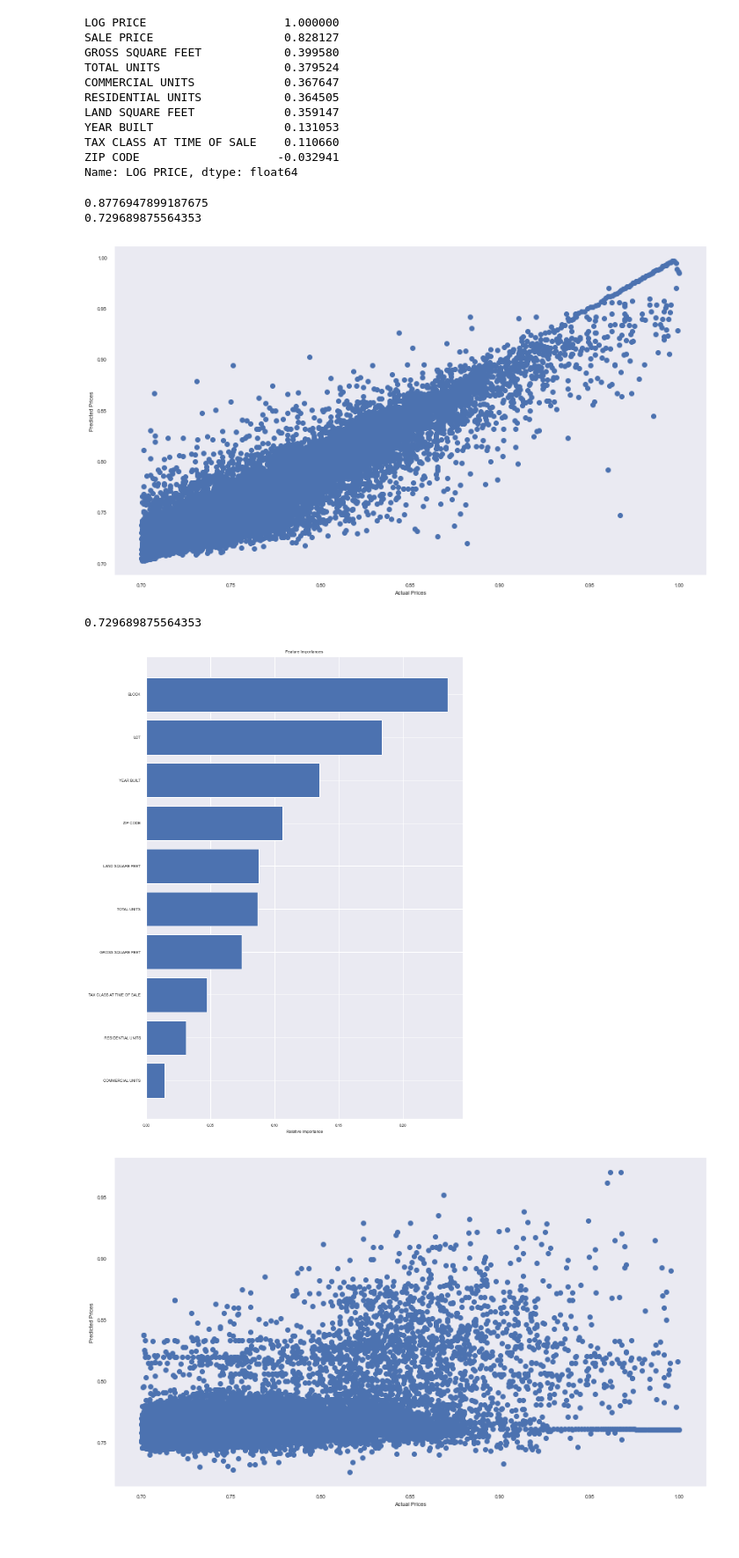
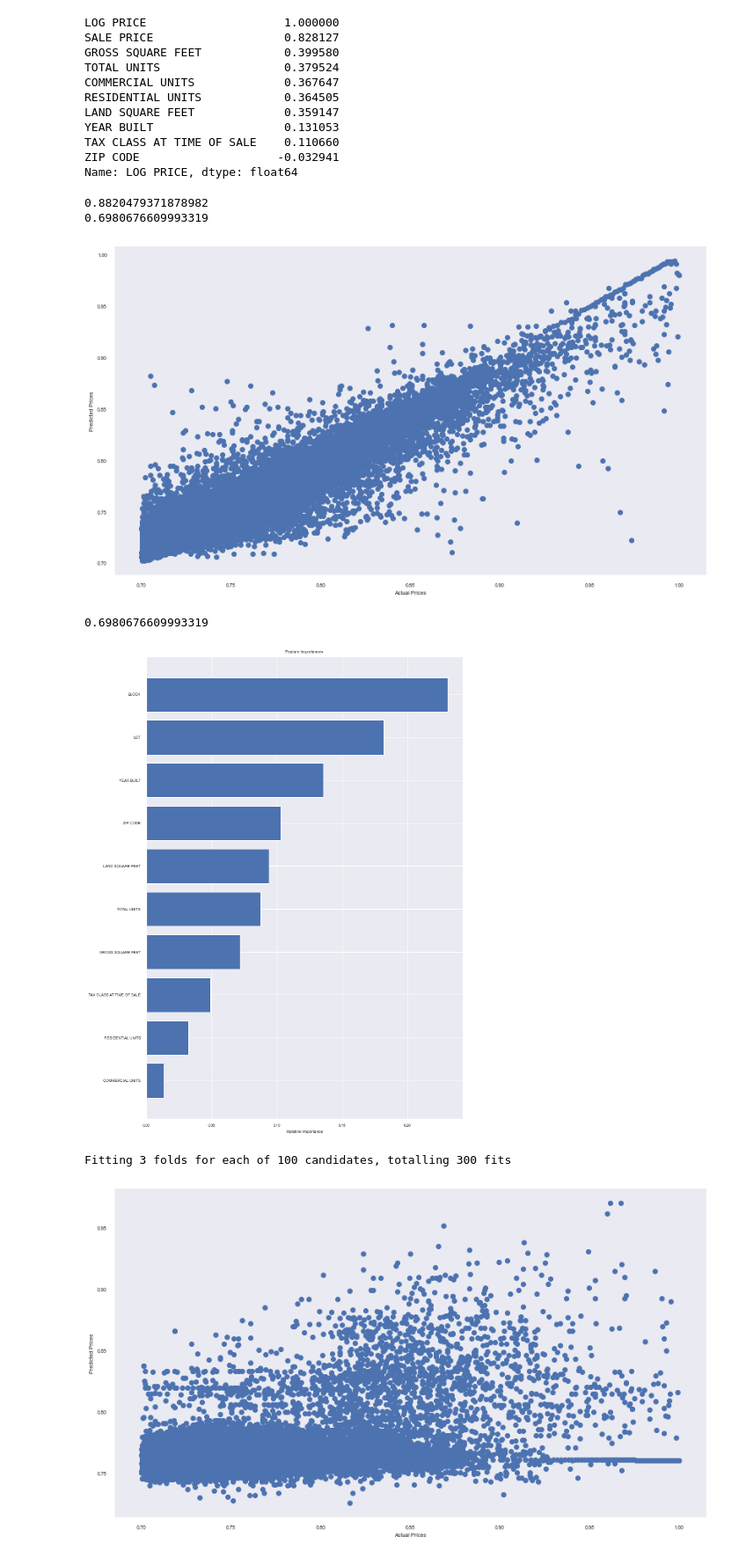
Before and after one commit to drt15Lei/BDAPA-project, a Jupyter notebook: Merged_code.ipynb, the cells around one changed output. Shown at 88% size. Drawn from its saved outputs; the diff is of its cells as text; code cells hidden in the pictures.

```diff
--- a/Merged_code.ipynb
+++ b/Merged_code.ipynb
@@ -130,7 +130,7 @@ for column in imputed_columns:
     imputed_df[column].fillna(imputed_df[column].median(), inplace = True)
 
 df = df.dropna()
-imputed_df["SALE PRICE"] = imputed_df["SALE PRICE"].interpolate(method='polynomial', order=2)
+imputed_df["SALE PRICE"] = imputed_df["SALE PRICE"].interpolate(method='polynomial', order=1)
 imputed_df = imputed_df.dropna()
 
 df
@@ -275,9 +275,12 @@ features.remove("SALE PRICE")
 
 X = imputed_df[features]
 Y = imputed_df['LOG PRICE']
-trainX, testX, trainY, testY = train_test_split(X, Y, test_size=0.2, random_state=0)
-model = RandomForestRegressor(n_estimators = 800, max_depth = 40, bootstrap = True, max_features = "sqrt", min_samples_leaf = 1, min_samples_split = 5, random_state=0)
+results = {}
+trainX, testX, trainY, testY = train_test_split(X, Y, test_size=0.2)
+model = RandomForestRegressor(n_estimators = 800, max_depth = 40, bootstrap = True, max_features = "sqrt", min_samples_leaf = 1, min_samples_split = 5)
 model.fit(trainX, trainY)
+
+
 
 print(model.score(trainX, trainY))
 
@@ -303,66 +306,66 @@ plt.yticks(range(len(indices)), [features[i] for i in indices])
 plt.xlabel('Relative Importance')
 plt.show()
 
 
 ##RUN TO FIND OUT OPTIMAL PARAMETERS OF RANDOM FOREST - WILL MAKE CPU GO TO 100% FOR A BIT
 
 # # Number of trees in random forest
 # n_estimators = [int(x) for x in np.linspace(start = 200, stop = 2000, num = 10)]
 # # Number of features to consider at every split
 # max_features = ['auto', 'sqrt']
 # # Maximum number of levels in tree
 # max_depth = [int(x) for x in np.linspace(10, 110, num = 11)]
 # max_depth.append(None)
 # # Minimum number of samples required to split a node
 # min_samples_split = [2, 5, 10]
 # # Minimum number of samples required at each leaf node
 # min_samples_leaf = [1, 2, 4]
 # # Method of selecting samples for training each tree
 # bootstrap = [True, False]# Create the random grid
 # random_grid = {'n_estimators': n_estimators,
 #                'max_depth': max_depth,
 #                'min_samples_split': min_samples_split,
 #                'min_samples_leaf': min_samples_leaf}
 
 # rf = RandomForestRegressor()
 # rf_random = GridSearchCV(estimator = rf, param_grid = random_grid,cv = 5, verbose=2, n_jobs = -1)
 # rf_random.fit(trainX, trainY)
 # rf_random.best_params_
 
-# from sklearn.model_selection import RandomizedSearchCV
-# # Number of trees in random forest
-# n_estimators = [int(x) for x in np.linspace(start = 200, stop = 2000, num = 10)]
-# # Number of features to consider at every split
-# max_features = ['auto', 'sqrt']
-# # Maximum number of levels in tree
-# max_depth = [int(x) for x in np.linspace(10, 110, num = 11)]
-# max_depth.append(None)
-# # Minimum number of samples required to split a node
-# min_samples_split = [2, 5, 10]
-# # Minimum number of samples required at each leaf node
-# min_samples_leaf = [1, 2, 4]
-# # Method of selecting samples for training each tree
-# bootstrap = [True, False]# Create the random grid
-# random_grid = {'n_estimators': n_estimators,
-#                'max_features': max_features,
-#                'max_depth': max_depth,
-#                'min_samples_split': min_samples_split,
-#                'min_samples_leaf': min_samples_leaf,
-#                'bootstrap': bootstrap}
-# # Use the random grid to search for best hyperparameters
-# # First create the base model to tune
-# rf = RandomForestRegressor()
-# # Random search of parameters, using 3 fold cross validation,
-# # search across 100 different combinations, and use all available cores
-# rf_random = RandomizedSearchCV(estimator = rf, param_distributions = random_grid, n_iter = 100, cv = 3, verbose=2, random_state=42, n_jobs = -1)# Fit the random search model
-# rf_random.fit(trainX, trainY)
-# rf_random.best_params_
+from sklearn.model_selection import RandomizedSearchCV
+# Number of trees in random forest
+n_estimators = [int(x) for x in np.linspace(start = 200, stop = 2000, num = 10)]
+# Number of features to consider at every split
+max_features = ['auto', 'sqrt']
+# Maximum number of levels in tree
+max_depth = [int(x) for x in np.linspace(10, 110, num = 11)]
+max_depth.append(None)
+# Minimum number of samples required to split a node
+min_samples_split = [2, 5, 10]
+# Minimum number of samples required at each leaf node
+min_samples_leaf = [1, 2, 4]
+# Method of selecting samples for training each tree
+bootstrap = [True, False]# Create the random grid
+random_grid = {'n_estimators': n_estimators,
+               'max_features': max_features,
+               'max_depth': max_depth,
+               'min_samples_leaf': min_samples_leaf
+              }
+# Use the random grid to search for best hyperparameters
+# First create the base model to tune
+rf = RandomForestRegressor()
+# Random search of parameters, using 3 fold cross validation,
+# search across 100 different combinations, and use all available cores
+rf_random = RandomizedSearchCV(estimator = rf, param_distributions = random_grid, n_iter = 100, cv = 3, verbose=2, random_state=42, n_jobs = -1)# Fit the random search model
+rf_random.fit(trainX, trainY)
+rf_random.best_params_
 # %% [output]
-0.8776947899187675
-0.729689875564353
+0.8820479371878982
+0.6980676609993319
-[figure, old version]
+[figure, new version]
-0.729689875564353
+0.6980676609993319
-[figure, old version]
+[figure, new version]
+Fitting 3 folds for each of 100 candidates, totalling 300 fits
 # %%
 trainX, testX, trainY, testY = train_test_split(X, Y, test_size=0.2, random_state=0)
 
```
